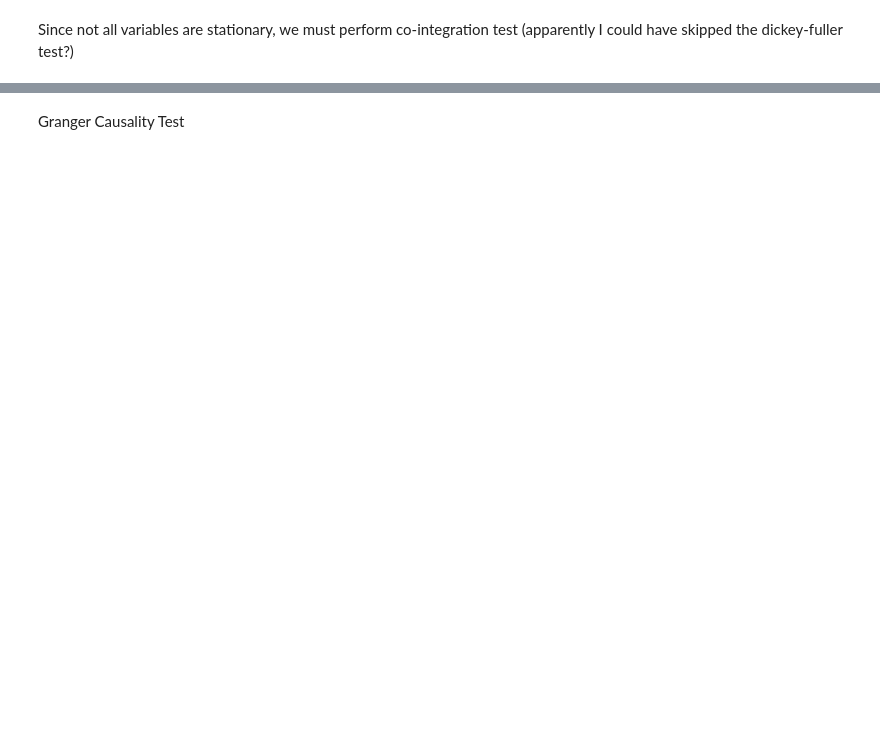
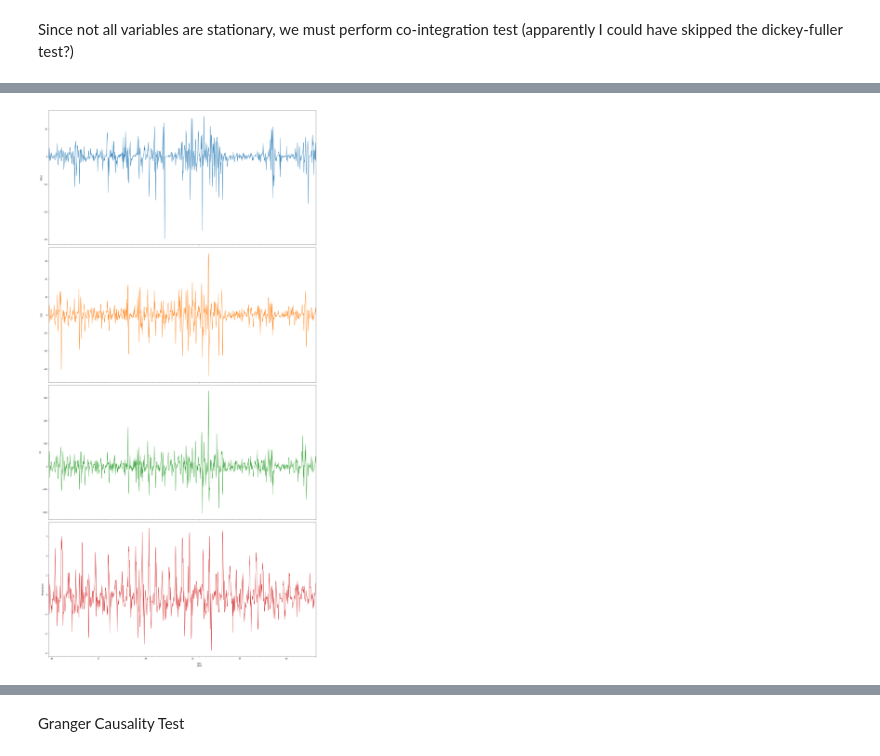
Before and after one commit to markuskunej/air-pollution-thesis, a Jupyter notebook: VARIMA.ipynb, the cells around one changed output, grey strips where cells are left out. Saved outputs shown, nothing was run; the diff lists cells and outputs as text; code cells hidden in the pictures; blank space fills up the shorter version.

```diff
--- a/VARIMA.ipynb
+++ b/VARIMA.ipynb
@@ -254,0 +266,13 @@ Trace Stat Crit Vals:
+# %%
+# difference non-stationary variables
+transformed_big_df = big_df.copy()
+transformed_big_df[non_stationary_columns] = transformed_big_df[non_stationary_columns].apply(lambda x: x.diff())
+
+# drop nan rows from beginning, differencing produces a NaN for first value
+while(transformed_big_df.iloc[0].isnull().values.any() == True):
+  transformed_big_df.drop(index=transformed_big_df.index[0], axis=0, inplace=True)
+# %%
+# visualize after
+plot_df(transformed_big_df[non_stationary_columns])
+# %% [output]
+[figure, added]
```
Also changed, not shown: parts of 21 cells of this notebook.
